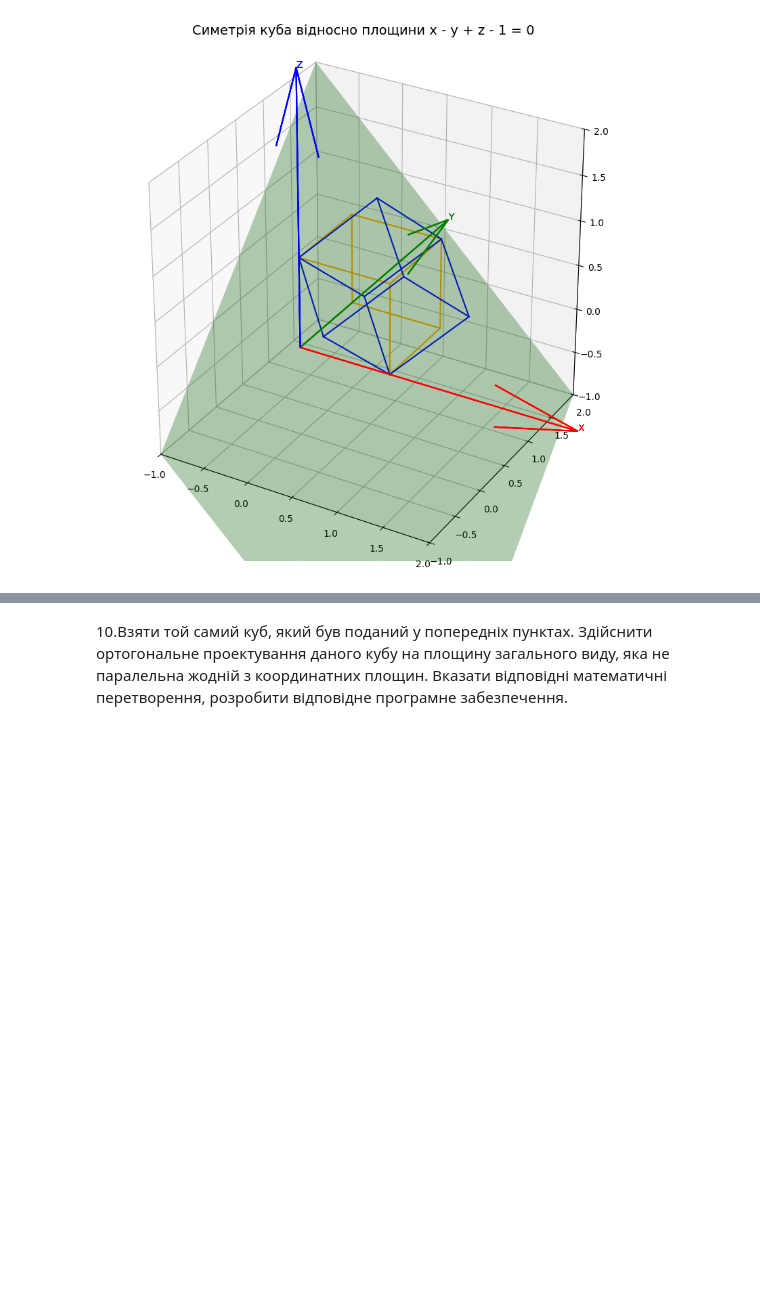
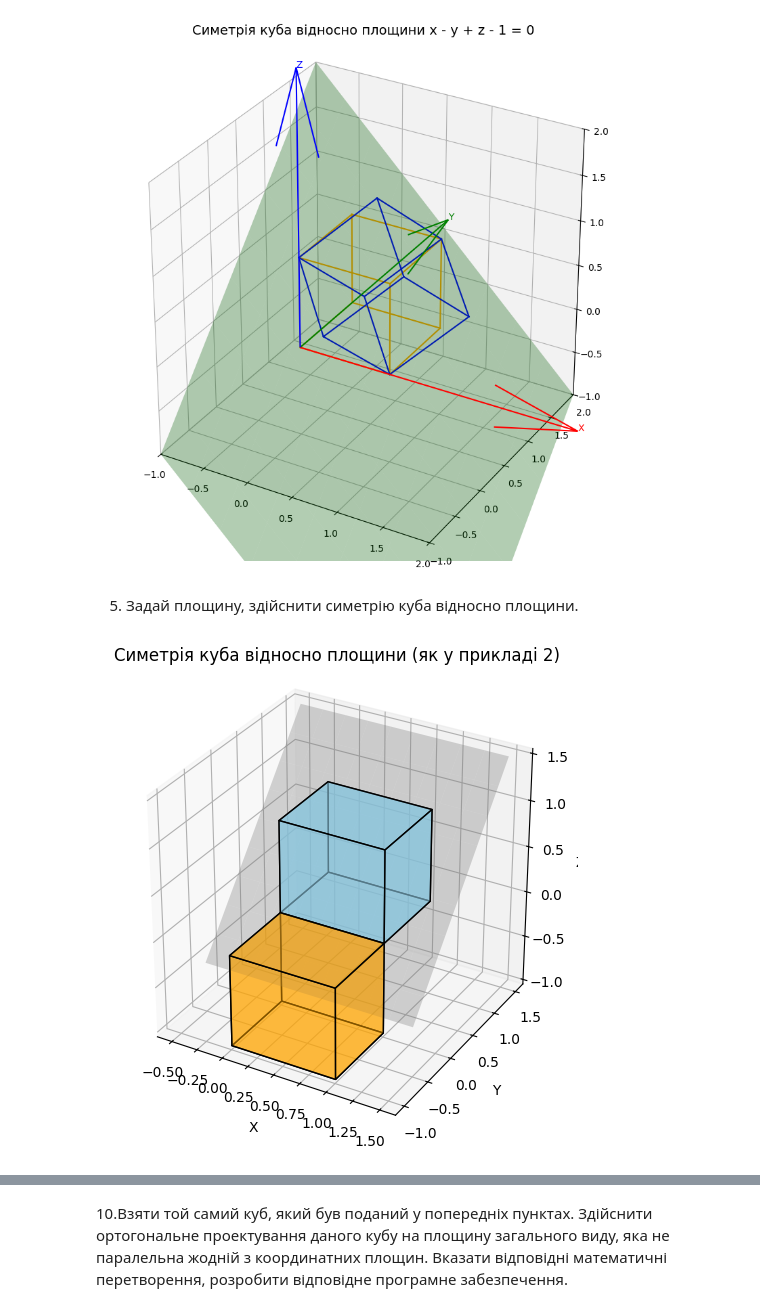
Before and after one commit to Angelina-Grbchh/Computer-Vision-Basics-Part2, a Jupyter notebook: Lab 4/lab4.ipynb, the cells around one changed output, grey strips where cells are left out. Saved outputs shown, nothing was run; the diff lists cells and outputs as text; code cells hidden in the pictures; blank space fills up the shorter version.

```diff
--- a/Lab 4/lab4.ipynb
+++ b/Lab 4/lab4.ipynb
@@ -361,3 +238,64 @@ ax.set_title("Симетрія куба відносно площини x - y +
 plt.show()
 # %% [output]
 [figure]
+# %% [markdown]
+5. Задай площину, здійснити симетрію куба відносно площини.
+# %%
+cube = np.array([
+    [0, 0, 0], [1, 0, 0], [1, 1, 0], [0, 1, 0],
+    [0, 0, 1], [1, 0, 1], [1, 1, 1], [0, 1, 1]
+])
+
+P1 = np.array([0, 0, 0])
+P2 = np.array([1, 0, 0])
+P3 = np.array([0, 1, 1])
+
+u = P2 - P1
+v = P3 - P1
+n = np.cross(u, v); n = n / np.linalg.norm(n)
+x_axis = u / np.linalg.norm(u)
+z_axis = n
+y_axis = np.cross(z_axis, x_axis)
+
+R = np.vstack([x_axis, y_axis, z_axis]).T
+R4 = np.eye(4)
+R4[:3, :3] = R
+
+Mz = np.diag([1, 1, -1, 1])
+
+R4_inv = np.eye(4)
+R4_inv[:3, :3] = R.T
+
+M = R4_inv @ Mz @ R4
+
+def to_hom(v): return np.append(v, 1)
+reflected = np.array([M @ to_hom(p) for p in cube])[:, :3]
+
+fig = plt.figure(figsize=(10,6))
+ax = fig.add_subplot(111, projection='3d')
+
+faces = [[0,1,2,3],[4,5,6,7],[0,1,5,4],
+         [2,3,7,6],[1,2,6,5],[4,7,3,0]]
+
+def draw_cube(verts, color, alpha):
+    for face in faces:
+        ax.add_collection3d(Poly3DCollection([verts[face]], facecolors=color, edgecolors='k', alpha=alpha))
+
+draw_cube(cube, 'skyblue', 0.5)
+draw_cube(reflected, 'orange', 0.5)
+
+
+
+
+A, B, C = n
+D = -np.dot(n, P1)
+xx, yy = np.meshgrid(np.linspace(-0.5, 1.5, 10), np.linspace(-0.5, 1.5, 10))
+zz = (-A * xx - B * yy - D) / C
+ax.plot_surface(xx, yy, zz, alpha=0.3, color='gray')
+
+ax.set_xlabel('X'); ax.set_ylabel('Y'); ax.set_zlabel('Z')
+ax.set_title('Симетрія куба відносно площини (як у прикладі 2)')
+ax.set_box_aspect([1,1,1])
+plt.show()
+# %% [output]
+[figure, added]
```
Also changed, not shown: parts of 13 cells of this notebook.
